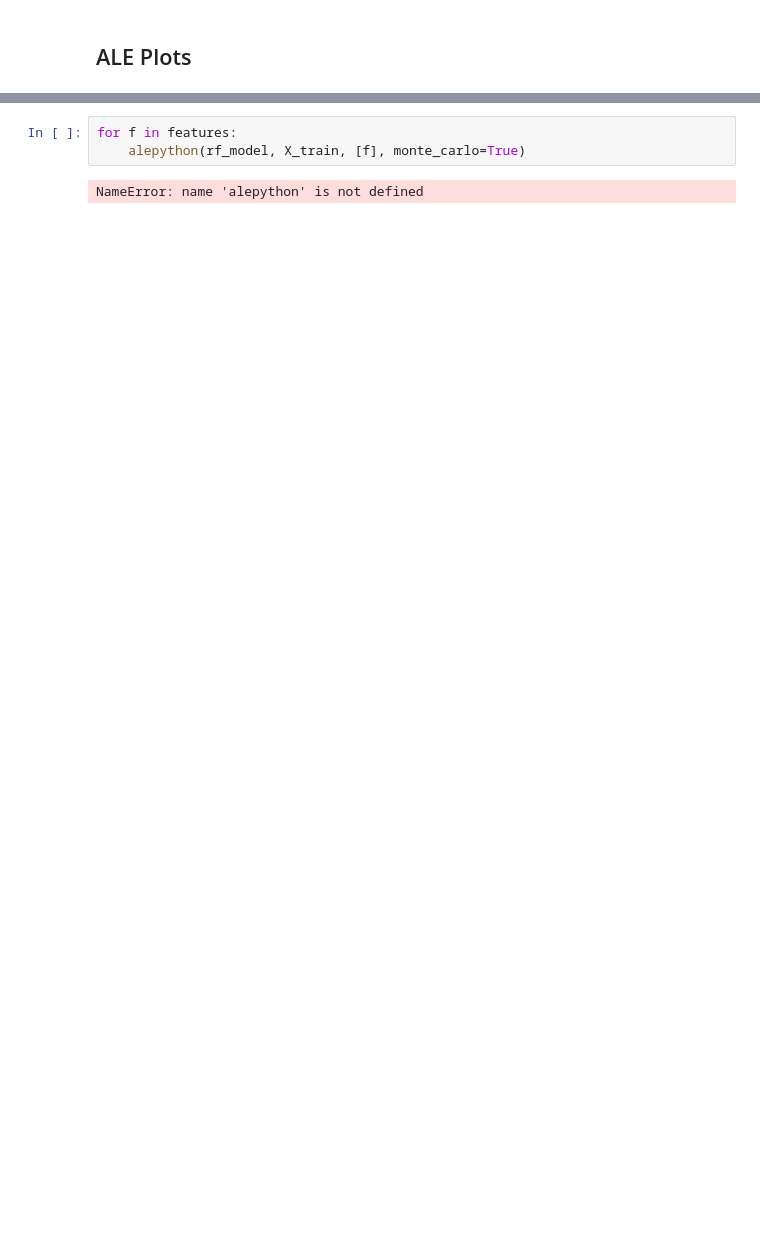
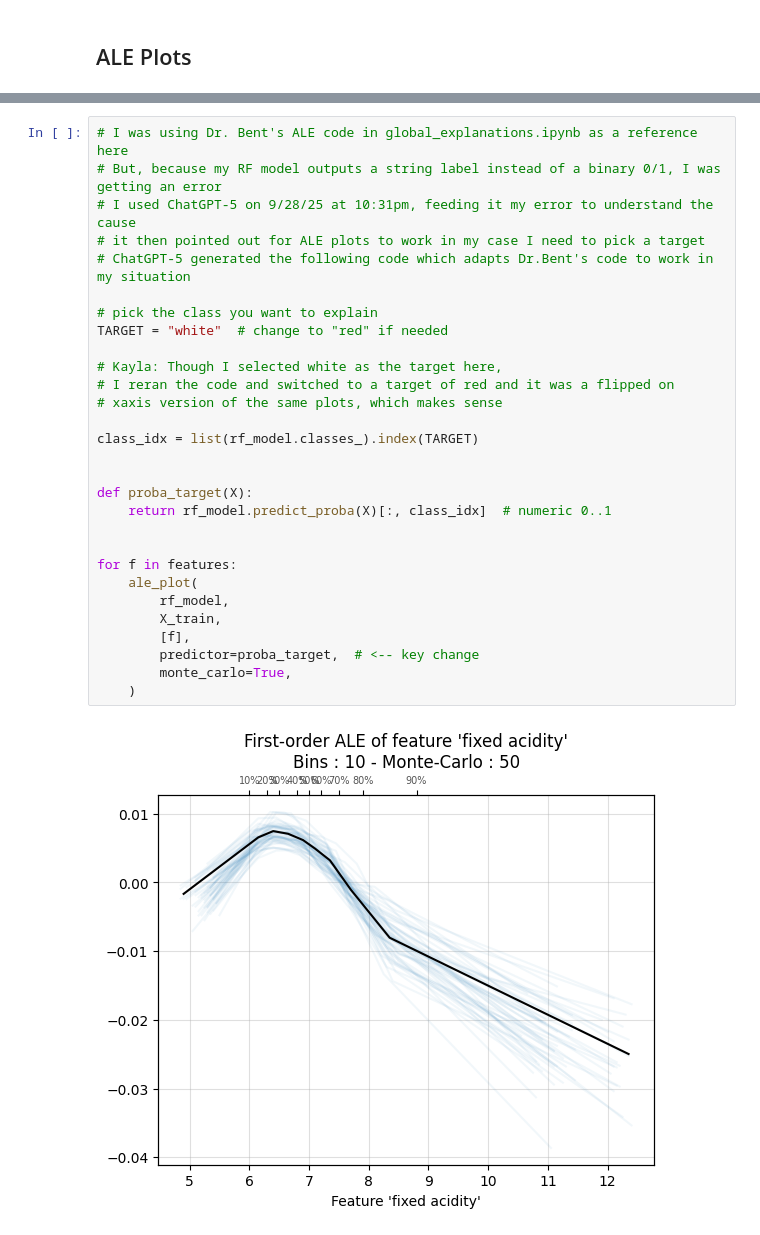
Before and after one commit to khaeuss808/AIPI590_Part2_ExplainableAITechniques, a Jupyter notebook: Explainable_TechniquesII.ipynb, the cells around one changed output, grey strips where cells are left out. Saved outputs shown, nothing was run; the diff lists cells and outputs as text; blank space fills up the shorter version.

```diff
--- a/Explainable_TechniquesII.ipynb
+++ b/Explainable_TechniquesII.ipynb
@@ -251,5 +239,31 @@ Note: you may need to restart the kernel to use updated packages.
-# %%
-for f in features:
-    alepython(rf_model, X_train, [f], monte_carlo=True)
-# %% [output]
-NameError: name 'alepython' is not defined
+# %%
+# I was using Dr. Bent's ALE code in global_explanations.ipynb as a reference here
+# But, because my RF model outputs a string label instead of a binary 0/1, I was getting an error
+# I used ChatGPT-5 on 9/28/25 at 10:31pm, feeding it my error to understand the cause
+# it then pointed out for ALE plots to work in my case I need to pick a target
+# ChatGPT-5 generated the following code which adapts Dr.Bent's code to work in my situation
+
+# pick the class you want to explain
+TARGET = "white"  # change to "red" if needed
+
+# Kayla: Though I selected white as the target here,
+# I reran the code and switched to a target of red and it was a flipped on
+# xaxis version of the same plots, which makes sense
+
+class_idx = list(rf_model.classes_).index(TARGET)
+
+
+def proba_target(X):
+    return rf_model.predict_proba(X)[:, class_idx]  # numeric 0..1
+
+
+for f in features:
+    ale_plot(
+        rf_model,
+        X_train,
+        [f],
+        predictor=proba_target,  # <-- key change
+        monte_carlo=True,
+    )
+# %% [output]
+[figure, added]
```
Also changed, not shown: parts of 8 cells of this notebook.
